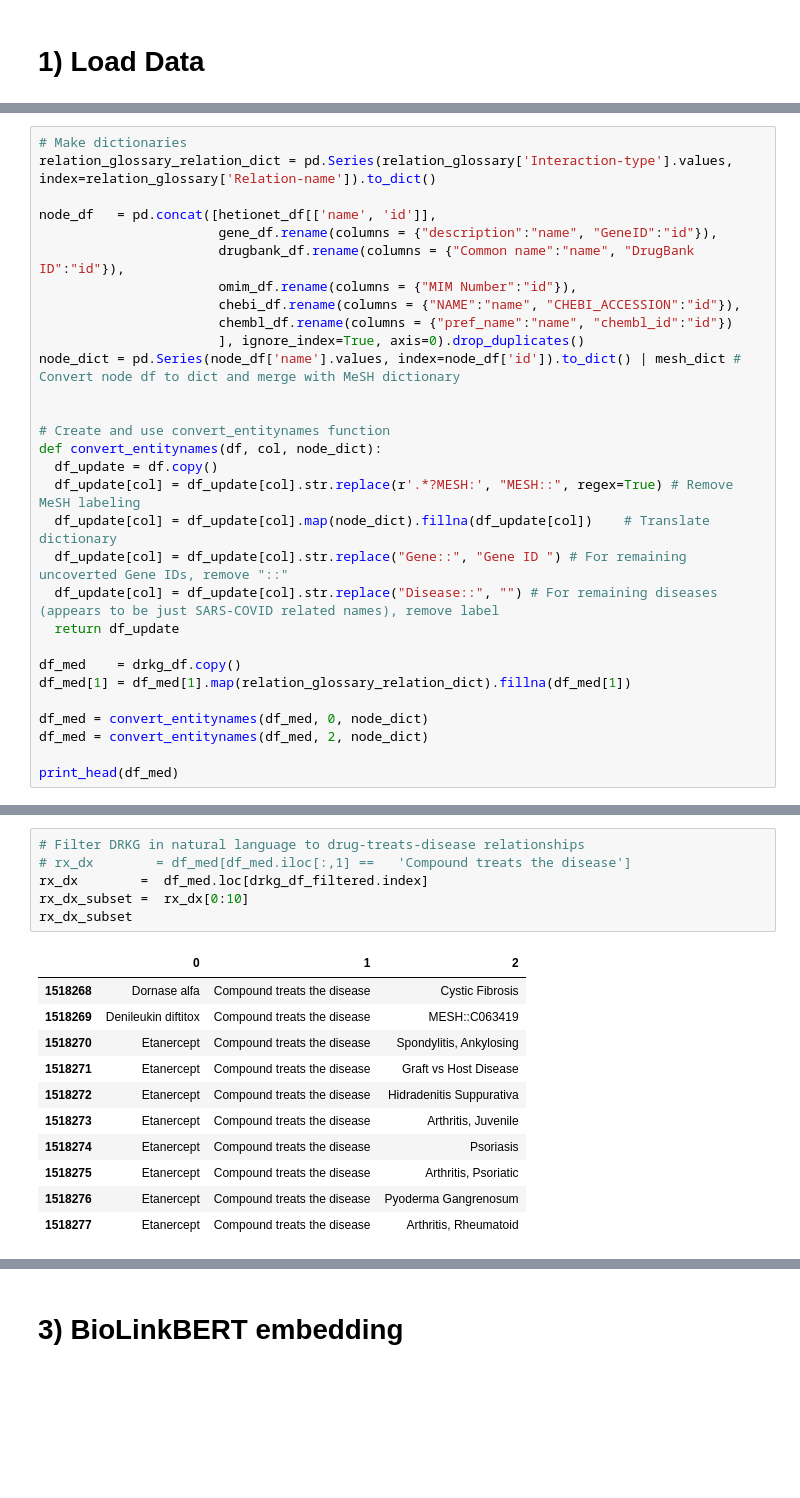
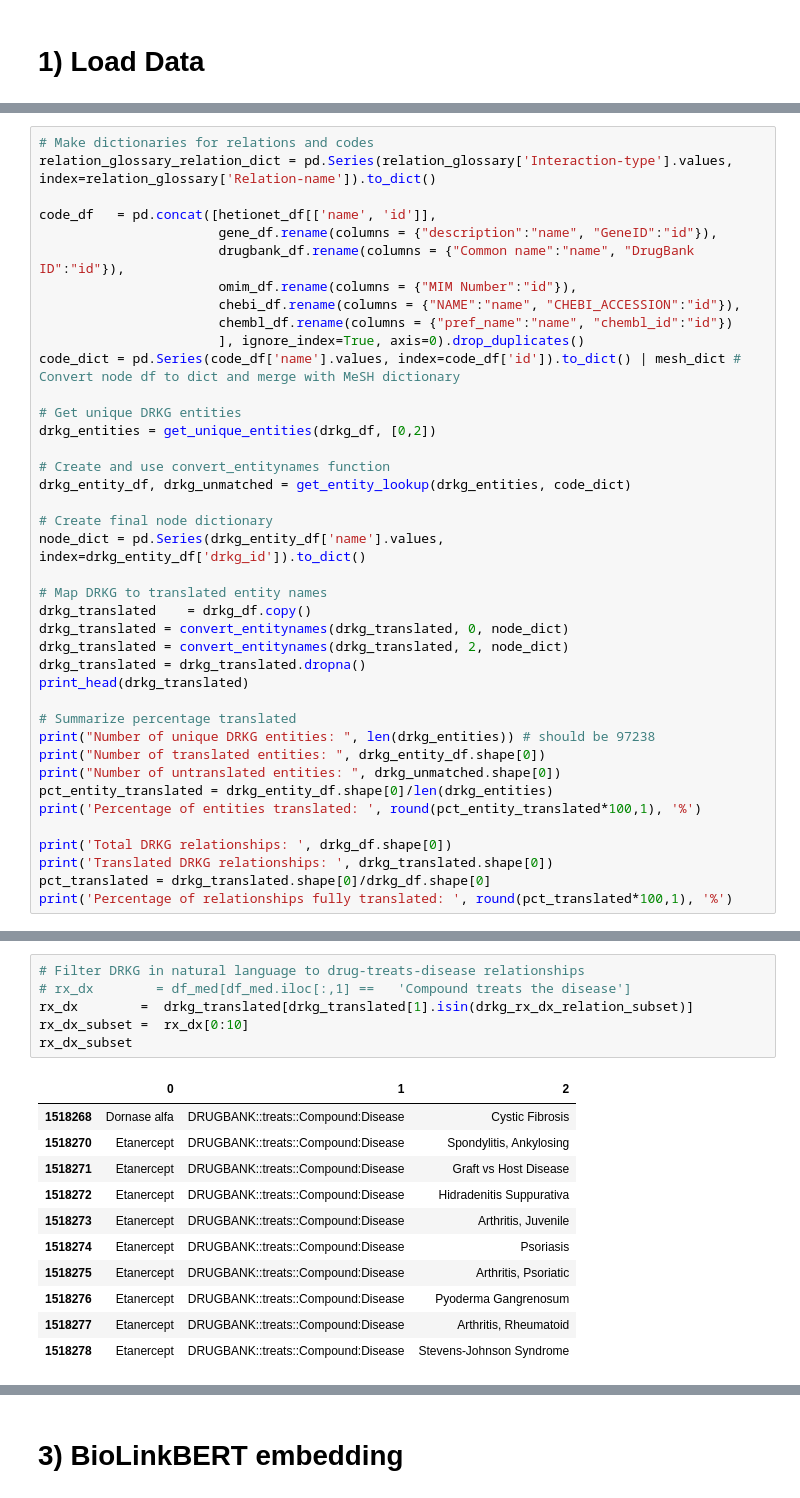
Before and after one commit to Ale9806/SIMPLLM, a Jupyter notebook: DRKG_mapping_with_BiolinkBERT.ipynb, the cells around one changed output, grey strips where cells are left out. Drawn from its saved outputs; the diff is of its cells as text; blank space fills up the shorter version.

Commit message:
Add more comprehensive embedding part, still working on relationship embedding

```diff
--- a/DRKG_mapping_with_BiolinkBERT.ipynb
+++ b/DRKG_mapping_with_BiolinkBERT.ipynb
@@ -85,33 +86,43 @@ hetionet_df, gene_df, drugbank_df, omim_df, mesh_dict, chebi_df, chembl_df = loa
 | MESH::D000005 | Abdomen                |
 +---------------+------------------------+
 # %%
-# Make dictionaries
+# Make dictionaries for relations and codes
 relation_glossary_relation_dict = pd.Series(relation_glossary['Interaction-type'].values, index=relation_glossary['Relation-name']).to_dict()
 
-node_df   = pd.concat([hetionet_df[['name', 'id']],
+code_df   = pd.concat([hetionet_df[['name', 'id']],
                        gene_df.rename(columns = {"description":"name", "GeneID":"id"}),
                        drugbank_df.rename(columns = {"Common name":"name", "DrugBank ID":"id"}),
                        omim_df.rename(columns = {"MIM Number":"id"}),
                        chebi_df.rename(columns = {"NAME":"name", "CHEBI_ACCESSION":"id"}),
                        chembl_df.rename(columns = {"pref_name":"name", "chembl_id":"id"})
                        ], ignore_index=True, axis=0).drop_duplicates()
-node_dict = pd.Series(node_df['name'].values, index=node_df['id']).to_dict() | mesh_dict # Convert node df to dict and merge with MeSH dictionary
+code_dict = pd.Series(code_df['name'].values, index=code_df['id']).to_dict() | mesh_dict # Convert node df to dict and merge with MeSH dictionary
 
+# Get unique DRKG entities
+drkg_entities = get_unique_entities(drkg_df, [0,2])
 
 # Create and use convert_entitynames function
-def convert_entitynames(df, col, node_dict):
-  df_update = df.copy()
-  df_update[col] = df_update[col].str.replace(r'.*?MESH:', "MESH::", regex=True) # Remove MeSH labeling
-  df_update[col] = df_update[col].map(node_dict).fillna(df_update[col])    # Translate dictionary
-  df_update[col] = df_update[col].str.replace("Gene::", "Gene ID ") # For remaining uncoverted Gene IDs, remove "::"
-  df_update[col] = df_update[col].str.replace("Disease::", "") # For remaining diseases (appears to be just SARS-COVID related names), remove label
-  return df_update
+drkg_entity_df, drkg_unmatched = get_entity_lookup(drkg_entities, code_dict)
 
-df_med    = drkg_df.copy()
-df_med[1] = df_med[1].map(relation_glossary_relation_dict).fillna(df_med[1])
+# Create final node dictionary
+node_dict = pd.Series(drkg_entity_df['name'].values, index=drkg_entity_df['drkg_id']).to_dict()
 
-df_med = convert_entitynames(df_med, 0, node_dict)
-df_med = convert_entitynames(df_med, 2, node_dict)
+# Map DRKG to translated entity names
+drkg_translated    = drkg_df.copy()
+drkg_translated = convert_entitynames(drkg_translated, 0, node_dict)
+drkg_translated = convert_entitynames(drkg_translated, 2, node_dict)
+drkg_translated = drkg_translated.dropna()
+print_head(drkg_translated)
 
-print_head(df_med)
+# Summarize percentage translated
+print("Number of unique DRKG entities: ", len(drkg_entities)) # should be 97238
+print("Number of translated entities: ", drkg_entity_df.shape[0])
+print("Number of untranslated entities: ", drkg_unmatched.shape[0])
+pct_entity_translated = drkg_entity_df.shape[0]/len(drkg_entities)
+print('Percentage of entities translated: ', round(pct_entity_translated*100,1), '%')
+
+print('Total DRKG relationships: ', drkg_df.shape[0])
+print('Translated DRKG relationships: ', drkg_translated.shape[0])
+pct_translated = drkg_translated.shape[0]/drkg_df.shape[0]
+print('Percentage of relationships fully translated: ', round(pct_translated*100,1), '%')
 # %% [output]
@@ -127,18 +145,18 @@ print_head(df_med)
 # %%
 # Filter DRKG in natural language to drug-treats-disease relationships
 # rx_dx        = df_med[df_med.iloc[:,1] ==   'Compound treats the disease']
-rx_dx        =  df_med.loc[drkg_df_filtered.index]
+rx_dx        =  drkg_translated[drkg_translated[1].isin(drkg_rx_dx_relation_subset)]
 rx_dx_subset =  rx_dx[0:10]
 rx_dx_subset
 # %% [output]
 |  | 0 | 1 | 2 |
-| 1518268 | Dornase alfa | Compound treats the disease | Cystic Fibrosis |
-| 1518269 | Denileukin diftitox | Compound treats the disease | MESH::C063419 |
-| 1518270 | Etanercept | Compound treats the disease | Spondylitis, Ankylosing |
-| 1518271 | Etanercept | Compound treats the disease | Graft vs Host Disease |
-| 1518272 | Etanercept | Compound treats the disease | Hidradenitis Suppurativa |
-| 1518273 | Etanercept | Compound treats the disease | Arthritis, Juvenile |
-| 1518274 | Etanercept | Compound treats the disease | Psoriasis |
-| 1518275 | Etanercept | Compound treats the disease | Arthritis, Psoriatic |
-| 1518276 | Etanercept | Compound treats the disease | Pyoderma Gangrenosum |
-| 1518277 | Etanercept | Compound treats the disease | Arthritis, Rheumatoid |
+| 1518268 | Dornase alfa | DRUGBANK::treats::Compound:Disease | Cystic Fibrosis |
+| 1518270 | Etanercept | DRUGBANK::treats::Compound:Disease | Spondylitis, Ankylosing |
+| 1518271 | Etanercept | DRUGBANK::treats::Compound:Disease | Graft vs Host Disease |
+| 1518272 | Etanercept | DRUGBANK::treats::Compound:Disease | Hidradenitis Suppurativa |
+| 1518273 | Etanercept | DRUGBANK::treats::Compound:Disease | Arthritis, Juvenile |
+| 1518274 | Etanercept | DRUGBANK::treats::Compound:Disease | Psoriasis |
+| 1518275 | Etanercept | DRUGBANK::treats::Compound:Disease | Arthritis, Psoriatic |
+| 1518276 | Etanercept | DRUGBANK::treats::Compound:Disease | Pyoderma Gangrenosum |
+| 1518277 | Etanercept | DRUGBANK::treats::Compound:Disease | Arthritis, Rheumatoid |
+| 1518278 | Etanercept | DRUGBANK::treats::Compound:Disease | Stevens-Johnson Syndrome |
```
Also changed, not shown: parts of 16 cells of this notebook, 2 other files.
